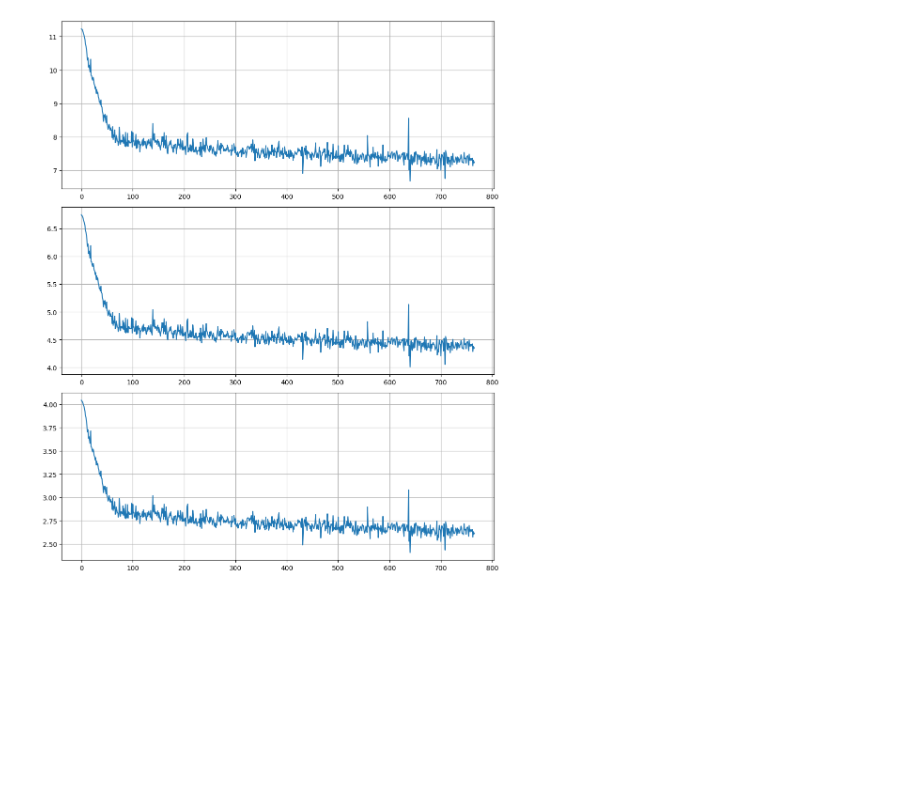
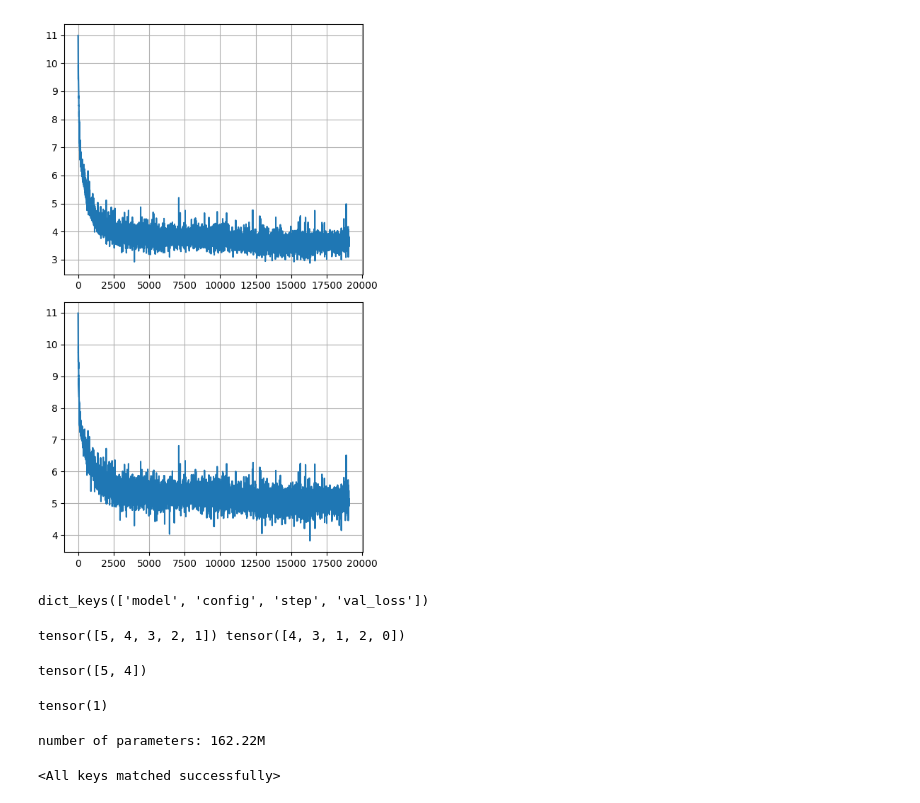
Before and after one commit to SkAndMl/PoMa, a Jupyter notebook: visualize.ipynb, the cells around one changed output. Cells and saved outputs as stored; diff of their text form; code cells hidden in the pictures; blank space fills up the shorter version.

```diff
--- a/visualize.ipynb
+++ b/visualize.ipynb
@@ -3,26 +3,55 @@ import matplotlib.pyplot as plt
 from collections import defaultdict
 
 dict_losses = defaultdict(list)
-with open("per_token_loss.txt", "r") as f:
+with open("per_token_loss_2.txt", "r") as f:
     for line in f:
         if 'val' in line:
             continue
-        losses = line.split('|')
+        losses = line.split('train')[-1].strip().split('|')
         for loss in losses:
-            i, val = loss.strip().split("=")
+            i, val = loss.strip().split(":")
             i = int(i)
             val = abs(float(val))
             dict_losses[i].append(val)
 # %%
-fig, axes = plt.subplots(nrows=3, ncols=1, figsize=(10, 12))
-
+fig, axes = plt.subplots(nrows=len(dict_losses), ncols=1, figsize=(5, 4*len(dict_losses)))
+gamma = 0.9
 # Extract loss values from dictionary
-for i in range(1, 4):
+for i in range(1, len(dict_losses)+1):
+    dict_losses[i] = [val/(gamma**(i-1)) for val in dict_losses[i]]
     axes[i-1].plot(range(len(dict_losses[i])), dict_losses[i])
     axes[i-1].grid(True)
 
 # Adjust layout and show plot
 plt.tight_layout()
 plt.show()
 # %% [output]
-[figure, old version]
+[figure, new version]
+# %%
+import torch
+import tiktoken
+from model import GPT
+
+tokenizer = tiktoken.get_encoding("gpt2")
+cpt = torch.load('cpt.pt', map_location='cpu', weights_only=False)
+cpt.keys()
+# %% [output]
+dict_keys(['model', 'config', 'step', 'val_loss'])
+# %%
+a = torch.tensor([1, 3, 2, 4, 5])
+values, indices = torch.sort(a, descending=True)
+print(values, indices)
+a[indices[:2]]
+# %% [output]
+tensor([5, 4, 3, 2, 1]) tensor([4, 3, 1, 2, 0])
+tensor([5, 4])
+# %%
+a[0]
+# %% [output]
+tensor(1)
+# %%
+model = GPT(cpt['config'])
+model.load_state_dict(cpt['model'])
+# %% [output]
+number of parameters: 162.22M
+<All keys matched successfully>
```
Also changed, not shown: parts of 2 cells of this notebook, 1 other file.
